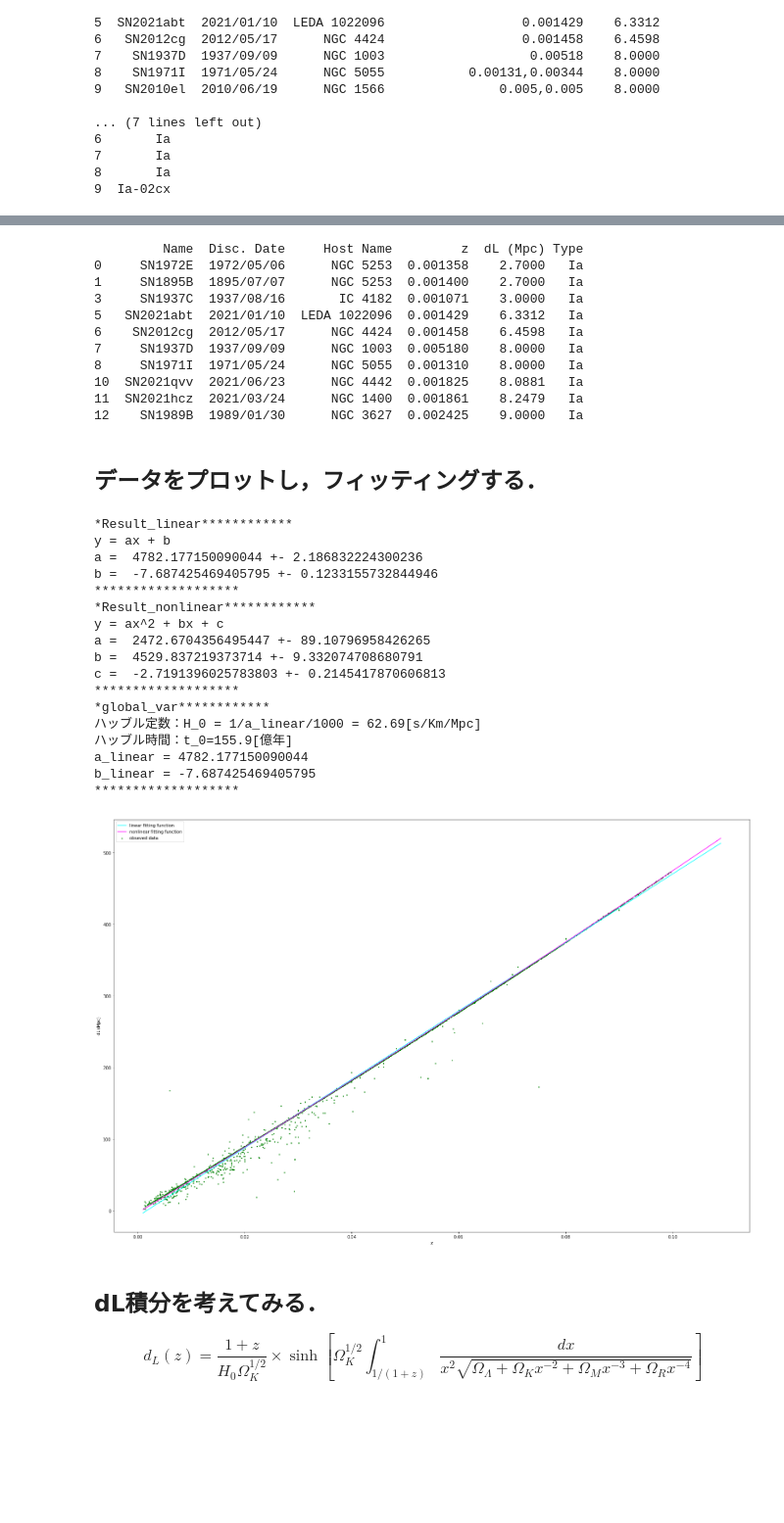
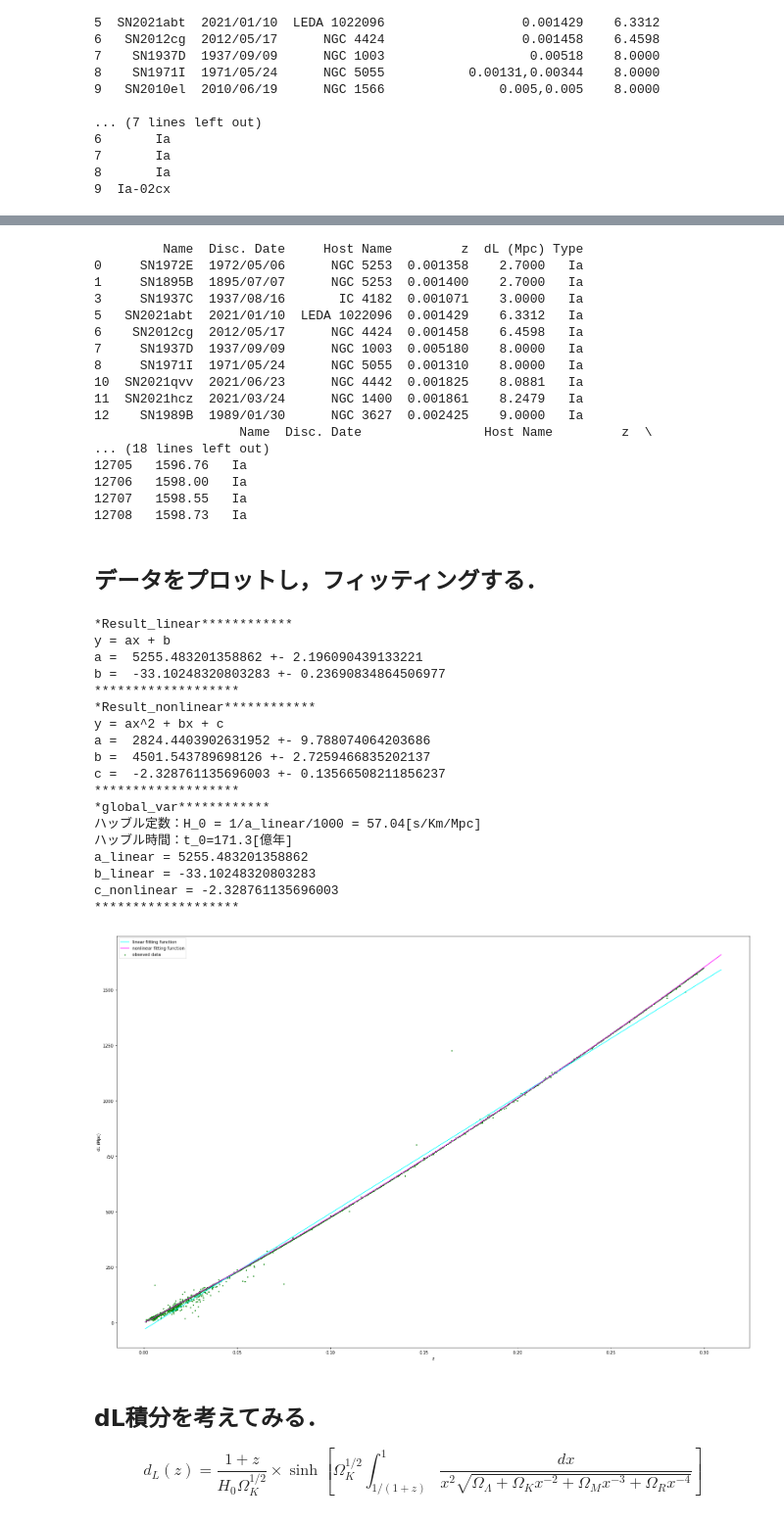
Before and after one commit to serowsuzuki/2021semi, a Jupyter notebook: fittng.ipynb, the cells around one changed output, grey strips where cells are left out. Shown: that part at 98% size. Saved outputs shown, nothing was run; the diff lists cells and outputs as text; code cells hidden in the pictures; blank space fills up the shorter version.

```diff
--- a/fittng.ipynb
+++ b/fittng.ipynb
@@ -55,7 +62,8 @@ print(data.head(10))
 # %%
 
-data_ext = data[(data["z"]<0.1) & (data["Type"]=="Ia")]
+data_ext = data[(data["z"]<0.3) & (data["Type"]=="Ia") &(data["dL (Mpc)"]<2000)]# dl=4000くらいの外れ値があるので，除いてます（ずる）
 print(data_ext.head(10))
+print(data_ext.tail(10))
 # %% [output]
          Name  Disc. Date     Host Name         z  dL (Mpc) Type
 0     SN1972E  1972/05/06      NGC 5253  0.001358    2.7000   Ia
@@ -68,6 +76,12 @@ print(data_ext.head(10))
 10  SN2021qvv  2021/06/23      NGC 4442  0.001825    8.0881   Ia
 11  SN2021hcz  2021/03/24      NGC 1400  0.001861    8.2479   Ia
 12    SN1989B  1989/01/30      NGC 3627  0.002425    9.0000   Ia
+                   Name  Disc. Date                Host Name         z  \
+... (18 lines left out)
+12705   1596.76   Ia
+12706   1598.00   Ia
+12707   1598.55   Ia
+12708   1598.73   Ia
 # %% [markdown]
 ## データをプロットし，フィッティングする．
 # %%
@@ -95,7 +109,7 @@ def fitting_linear(data):
 
     # plot部分
     def observed_plot():
-        x = np.arange(0.001,0.11,0.001)# 0.01~0.1まで0.01刻みのリストを作成
+        x = np.arange(0.001,0.31,0.001)# 0.01~0.1まで0.01刻みのリストを作成
         y_linear = x*popt[0]+popt[1]# y=ax+b
         y_nonlinear = npopt[0]*(x**2)+npopt[1]*x+npopt[2]# y=ax^2+bx+c
         plt.plot(x, y_linear, color = "cyan", label="linear fitting function")
@@ -113,8 +127,10 @@ def fitting_linear(data):
     global t_0
     global a_linear
     global b_linear
+    global c_nonlinear
     a_linear = popt[0]
     b_linear = popt[1]
+    c_nonlinear = npopt[2]
     H_0 = 1/popt[0]*constants.c/1000
     t_0 = 1/(H_0) *constants.c/1000 *3.26 *1000000
     #fittingの結果をターミナルに表示
@@ -124,43 +140,45 @@ def fitting_linear(data):
     print("*Result_linear************")
     print("y = ax + b")
     print("a = ", popt[0], "+-", perr[0])
     print("b = ", popt[1], "+-", perr[1])
     print("*******************")
     print("*Result_nonlinear************")
     print("y = ax^2 + bx + c")
     print("a = ", npopt[0], "+-", nperr[0])
     print("b = ", npopt[1], "+-", nperr[1])
     print("c = ", npopt[2], "+-", nperr[2])
     print("*******************")
     print("*global_var************")
     print("ハッブル定数：H_0 = 1/a_linear/1000 = {:.2f}[s/Km/Mpc]".format(H_0))
     print("ハッブル時間：t_0={:.1f}[億年]".format(t_0*10**(-8)))
     print("a_linear = " + str(a_linear))
     print("b_linear = " + str(b_linear))
+    print("c_nonlinear = "+ str(c_nonlinear))
     print("*******************")
     observed_plot()
     return
 
 fitting_linear(data_ext)
 # %% [output]
 *Result_linear************
 y = ax + b
-a =  4782.177150090044 +- 2.186832224300236
-b =  -7.687425469405795 +- 0.1233155732844946
+a =  5255.483201358862 +- 2.196090439133221
+b =  -33.10248320803283 +- 0.23690834864506977
 *******************
 *Result_nonlinear************
 y = ax^2 + bx + c
-a =  2472.6704356495447 +- 89.10796958426265
-b =  4529.837219373714 +- 9.332074708680791
-c =  -2.7191396025783803 +- 0.2145417870606813
+a =  2824.4403902631952 +- 9.788074064203686
+b =  4501.543789698126 +- 2.7259466835202137
+c =  -2.328761135696003 +- 0.13566508211856237
 *******************
 *global_var************
-ハッブル定数：H_0 = 1/a_linear/1000 = 62.69[s/Km/Mpc]
-ハッブル時間：t_0=155.9[億年]
-a_linear = 4782.177150090044
-b_linear = -7.687425469405795
+ハッブル定数：H_0 = 1/a_linear/1000 = 57.04[s/Km/Mpc]
+ハッブル時間：t_0=171.3[億年]
+a_linear = 5255.483201358862
+b_linear = -33.10248320803283
+c_nonlinear = -2.328761135696003
 *******************
-[figure, old version]
+[figure, new version]
 # %% [markdown]
 ## dL積分を考えてみる．
 
```
Also changed, not shown: parts of 9 cells of this notebook.
